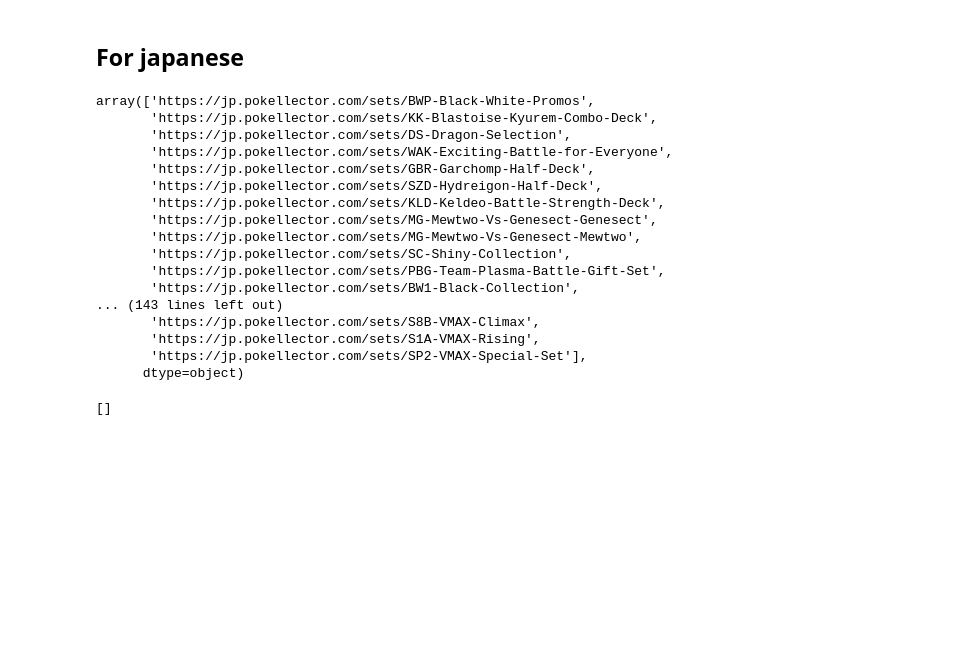
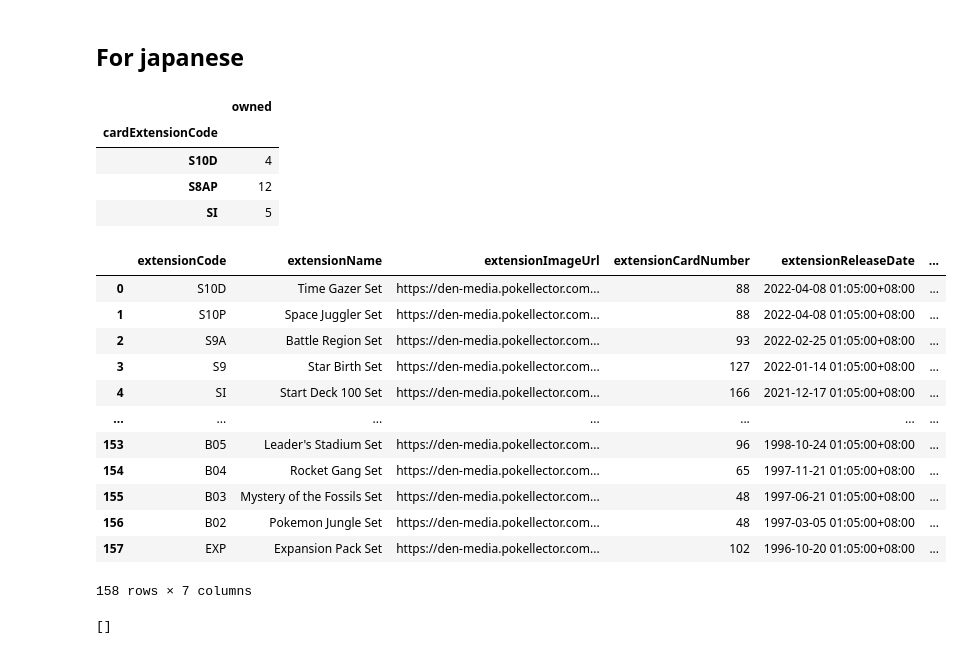
Before and after one commit to maxpr/pokemon-tcg-tracker, a Jupyter notebook: notebooks/pokemon-api.ipynb, the cells around one changed output. Saved outputs shown, nothing was run; the diff lists cells and outputs as text; code cells hidden in the pictures; blank space fills up the shorter version.

```diff
--- a/notebooks/pokemon-api.ipynb
+++ b/notebooks/pokemon-api.ipynb
@@ -86,23 +86,3 @@ from clickhouse_driver import Client
 db = Client("localhost")
 # %%
 extensions = db.query_dataframe(f"SELECT * FROM pokemon.extensions")
-# %%
-extensions['extensionUrl'].values
-# %% [output]
-array(['https://jp.pokellector.com/sets/BWP-Black-White-Promos',
-       'https://jp.pokellector.com/sets/KK-Blastoise-Kyurem-Combo-Deck',
-       'https://jp.pokellector.com/sets/DS-Dragon-Selection',
-       'https://jp.pokellector.com/sets/WAK-Exciting-Battle-for-Everyone',
-       'https://jp.pokellector.com/sets/GBR-Garchomp-Half-Deck',
-       'https://jp.pokellector.com/sets/SZD-Hydreigon-Half-Deck',
-       'https://jp.pokellector.com/sets/KLD-Keldeo-Battle-Strength-Deck',
-       'https://jp.pokellector.com/sets/MG-Mewtwo-Vs-Genesect-Genesect',
-       'https://jp.pokellector.com/sets/MG-Mewtwo-Vs-Genesect-Mewtwo',
-       'https://jp.pokellector.com/sets/SC-Shiny-Collection',
-       'https://jp.pokellector.com/sets/PBG-Team-Plasma-Battle-Gift-Set',
-       'https://jp.pokellector.com/sets/BW1-Black-Collection',
-... (143 lines left out)
-       'https://jp.pokellector.com/sets/S8B-VMAX-Climax',
-       'https://jp.pokellector.com/sets/S1A-VMAX-Rising',
-       'https://jp.pokellector.com/sets/SP2-VMAX-Special-Set'],
-      dtype=object)
@@ -109,3 +156,48 @@ array(['https://jp.pokellector.com/sets/BWP-Black-White-Promos',
+# %%
+def percent_owned_per_extension(db):
+    df = db.query_dataframe(f"SELECT {Collection.OWNED},{Collection.CARD_EXTENSION_CODE} FROM {CardList} as cl LEFT JOIN {Collection} as co "
+                                    f"ON cl.{CardList.CARD_NAME}=co.{Collection.CARD_NAME} AND"
+                                    f" cl.{CardList.CARD_NUMBER}=co.{Collection.CARD_NUMBER} AND"
+                                    f" cl.{CardList.CARD_EXTENSION_CODE}=co.{Collection.CARD_EXTENSION_CODE}")
+
+    test = df[df[Collection.OWNED] == 1].groupby(Collection.CARD_EXTENSION_CODE).count()
+    group = test[test[Collection.OWNED] != 0]
+    return group
+
+def get_all_extensions_for_ui(db):
+    df_ext = db.query_dataframe(
+        f"SELECT  {Extensions.EXTENSION_NAME}, {Extensions.EXTENSION_CODE},{Extensions.EXTENSION_IMAGE_URL}, {Extensions.EXTENSION_CARD_NUMBER}, {Extensions.EXTENSION_RELEASE_DATE} FROM {Extensions} ORDER BY {Extensions.EXTENSION_RELEASE_DATE} DESCENDING")
+    group = percent_owned_per_extension(db)
+    display(group)
+
+
+    df_ext.set_index(Extensions.EXTENSION_CODE, inplace=True)
+    df_ext['ownedNumber'] = group
+    df_ext['ownedNumber'].fillna(0, inplace=True)
+    df_ext.reset_index(inplace=True)
+    df_ext['percentage'] = df_ext['ownedNumber']*100 / df_ext['extensionCardNumber']
+    return df_ext
+# %%
+get_all_extensions_for_ui(db)
+# %% [output]
+|  | owned |
+| cardExtensionCode |  |
+| S10D | 4 |
+| S8AP | 12 |
+| SI | 5 |
+|  | extensionCode | extensionName | extensionImageUrl | extensionCardNumber | extensionReleaseDate | ... |
+| 0 | S10D | Time Gazer Set | https://den-media.pokellector.com... | 88 | 2022-04-08 01:05:00+08:00 | ... |
+| 1 | S10P | Space Juggler Set | https://den-media.pokellector.com... | 88 | 2022-04-08 01:05:00+08:00 | ... |
+| 2 | S9A | Battle Region Set | https://den-media.pokellector.com... | 93 | 2022-02-25 01:05:00+08:00 | ... |
+| 3 | S9 | Star Birth Set | https://den-media.pokellector.com... | 127 | 2022-01-14 01:05:00+08:00 | ... |
+| 4 | SI | Start Deck 100 Set | https://den-media.pokellector.com... | 166 | 2021-12-17 01:05:00+08:00 | ... |
+| ... | ... | ... | ... | ... | ... | ... |
+| 153 | B05 | Leader's Stadium Set | https://den-media.pokellector.com... | 96 | 1998-10-24 01:05:00+08:00 | ... |
+| 154 | B04 | Rocket Gang Set | https://den-media.pokellector.com... | 65 | 1997-11-21 01:05:00+08:00 | ... |
+| 155 | B03 | Mystery of the Fossils Set | https://den-media.pokellector.com... | 48 | 1997-06-21 01:05:00+08:00 | ... |
+| 156 | B02 | Pokemon Jungle Set | https://den-media.pokellector.com... | 48 | 1997-03-05 01:05:00+08:00 | ... |
+| 157 | EXP | Expansion Pack Set | https://den-media.pokellector.com... | 102 | 1996-10-20 01:05:00+08:00 | ... |
+158 rows × 7 columns
 # %%
 from datetime import datetime, timedelta
 from clickhouse_driver import Client
```
Also changed, not shown: parts of 1 cell of this notebook, 11 other files.
